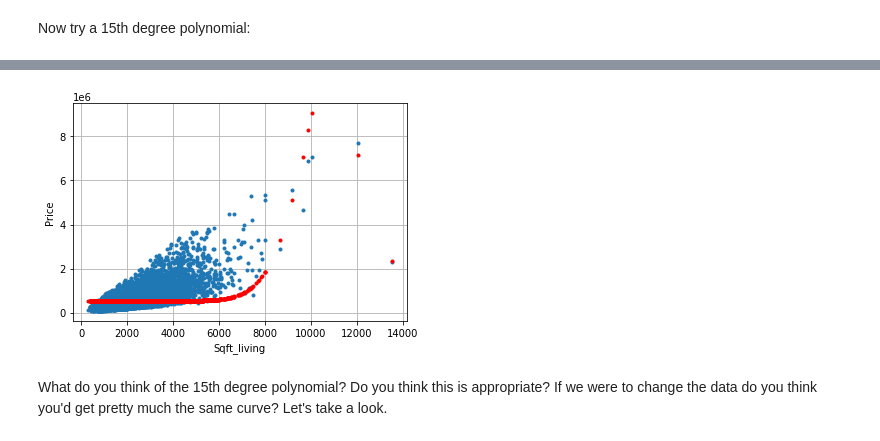
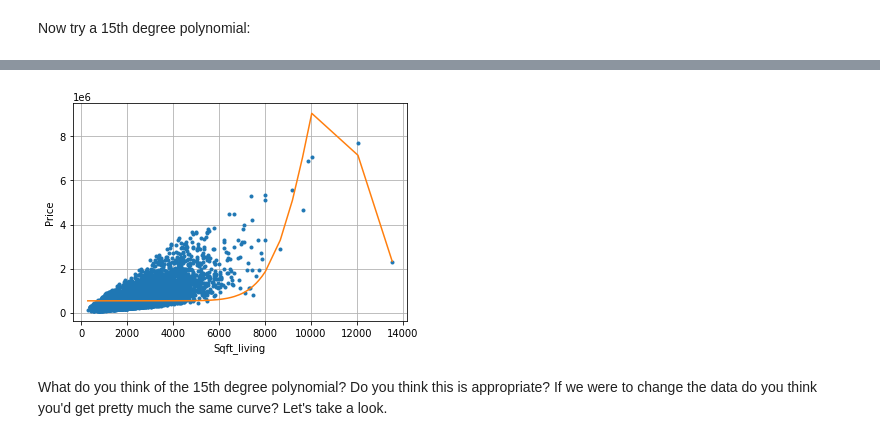
Before and after one commit to GreatBahram/washington-machine-learning-specialization, a Jupyter notebook: 02-Regression/week03/REG03-NB01.ipynb, the cells around one changed output, grey strips where cells are left out. Cells and saved outputs as stored; diff of their text form; code cells hidden in the pictures.

```diff
--- a/02-Regression/week03/REG03-NB01.ipynb
+++ b/02-Regression/week03/REG03-NB01.ipynb
@@ -322,23 +305,23 @@ pd.DataFrame(
 # %%
 plt.plot(
     poly15_data["power_1"],
     poly15_data["price"],
     "."
 )
 
 predicted_values = model4.predict(poly15_data[feature_cols])
 
 plt.plot(
     poly15_data["power_1"],
     predicted_values,
-    "r.",
+    linestyle="-",
 )
 plt.xlabel("Sqft_living")
 plt.ylabel("Price")
 plt.grid()
 plt.show()
 # %% [output]
-[figure, old version]
+[figure, new version]
 # %% [markdown]
 What do you think of the 15th degree polynomial? Do you think this is appropriate? If we were to change the data do you think you'd get pretty much the same curve? Let's take a look.
 # %% [markdown]
```
Also changed, not shown: parts of 26 cells of this notebook.
